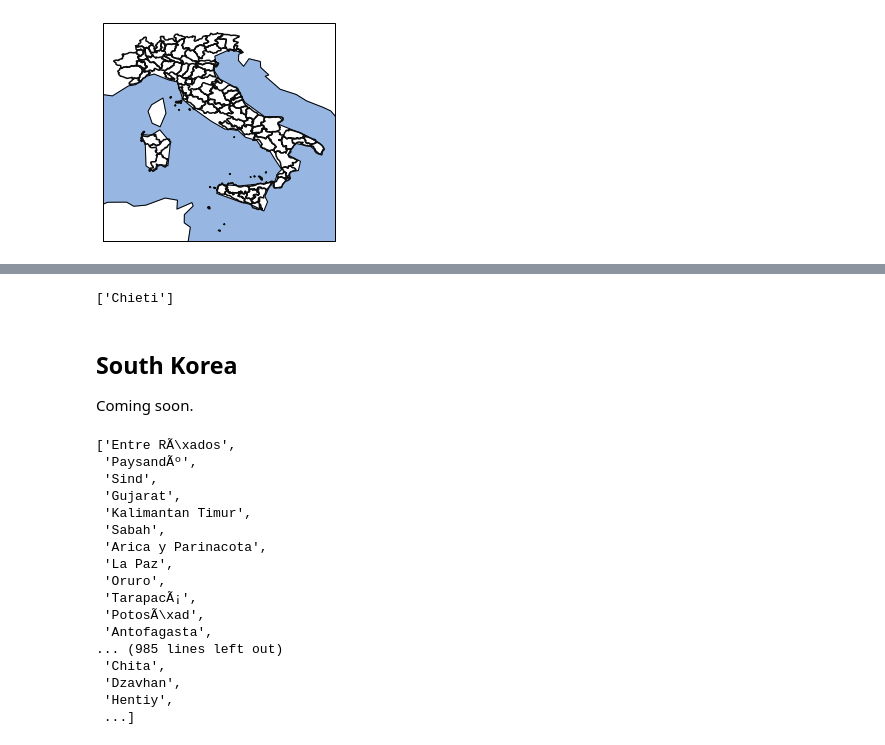
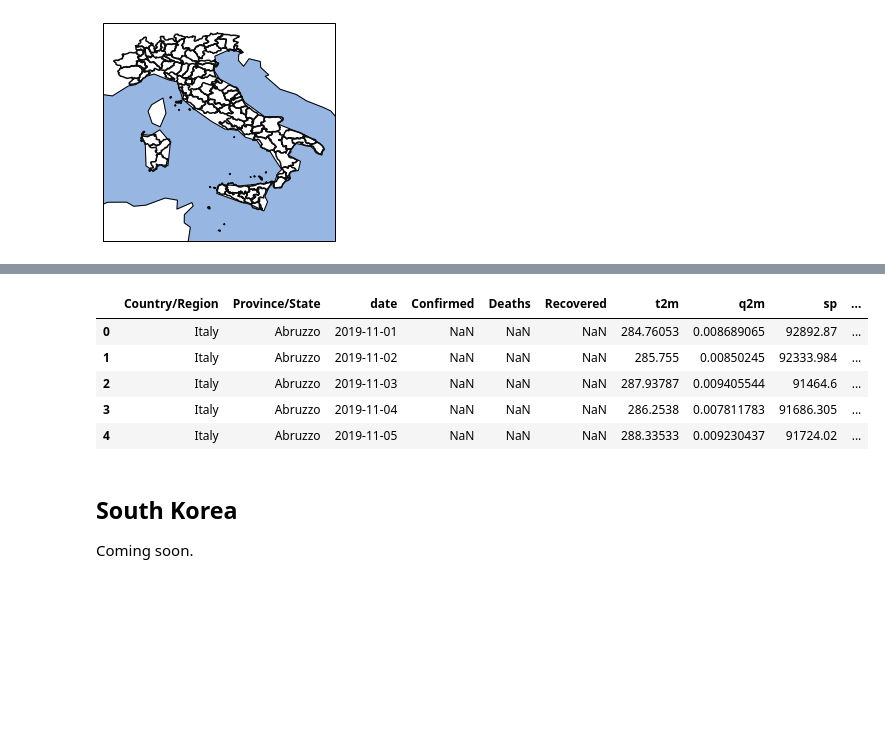
Before and after one commit to COVID-Weather/covid-environmental-factors, a Jupyter notebook: notebooks/0_preprocess_province_environment.ipynb, the cells around one changed output, grey strips where cells are left out. Saved outputs shown, nothing was run; the diff lists cells and outputs as text; code cells hidden in the pictures; blank space fills up the shorter version.

```diff
--- a/notebooks/0_preprocess_province_environment.ipynb
+++ b/notebooks/0_preprocess_province_environment.ipynb
@@ -107,4 +114,5 @@ Coming soon.
 # %%
+country = 'Italy'
 rdf = pd.read_csv("../data/metadata/ITA_regions.csv")
 
 cdf = pd.read_csv("../data/gpl-covid/data/processed/adm1/ITA_processed.csv")
@@ -217,28 +208,25 @@ No provinces in Valle d'Aosta
-# %%
-
-[province for province in all_province_names if 'Chieti' in province]
-# %% [output]
-['Chieti']
+# %%
+edf = pd.DataFrame({
+    "Country/Region": country_list,
+    "Province/State": province_list,
+    "date": date_list,
+    "Confirmed": np.array(confirmed_list),
+    "Deaths": np.array(deaths_list),
+    "Recovered": np.array(recovered_list)
+})
+vardict = {}
+for v, varname in enumerate(varnames):
+    edf[varname] = variable_list[v]
+
+edf.to_csv(f"../data/processed/enviroment_provinces_{country}.csv")
+edf.head()
+# %% [output]
+|  | Country/Region | Province/State | date | Confirmed | Deaths | Recovered | t2m | q2m | sp | ... |
+| 0 | Italy | Abruzzo | 2019-11-01 | NaN | NaN | NaN | 284.76053 | 0.008689065 | 92892.87 | ... |
+| 1 | Italy | Abruzzo | 2019-11-02 | NaN | NaN | NaN | 285.755 | 0.00850245 | 92333.984 | ... |
+| 2 | Italy | Abruzzo | 2019-11-03 | NaN | NaN | NaN | 287.93787 | 0.009405544 | 91464.6 | ... |
+| 3 | Italy | Abruzzo | 2019-11-04 | NaN | NaN | NaN | 286.2538 | 0.007811783 | 91686.305 | ... |
+| 4 | Italy | Abruzzo | 2019-11-05 | NaN | NaN | NaN | 288.33533 | 0.009230437 | 91724.02 | ... |
 # %% [markdown]
 ## South Korea
 Coming soon.
-# %%
-all_provinces.names
-# %% [output]
-['Entre RÃ\xados',
- 'PaysandÃº',
- 'Sind',
- 'Gujarat',
- 'Kalimantan Timur',
- 'Sabah',
- 'Arica y Parinacota',
- 'La Paz',
- 'Oruro',
- 'TarapacÃ¡',
- 'PotosÃ\xad',
- 'Antofagasta',
-... (985 lines left out)
- 'Chita',
- 'Dzavhan',
- 'Hentiy',
- ...]
```
Also changed, not shown: parts of 11 cells of this notebook, 5 other files.
